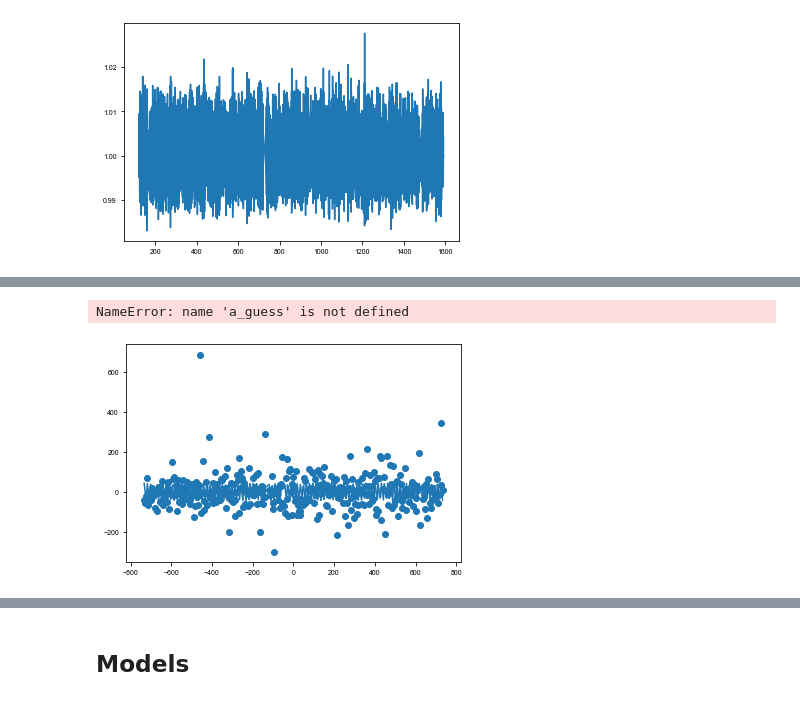
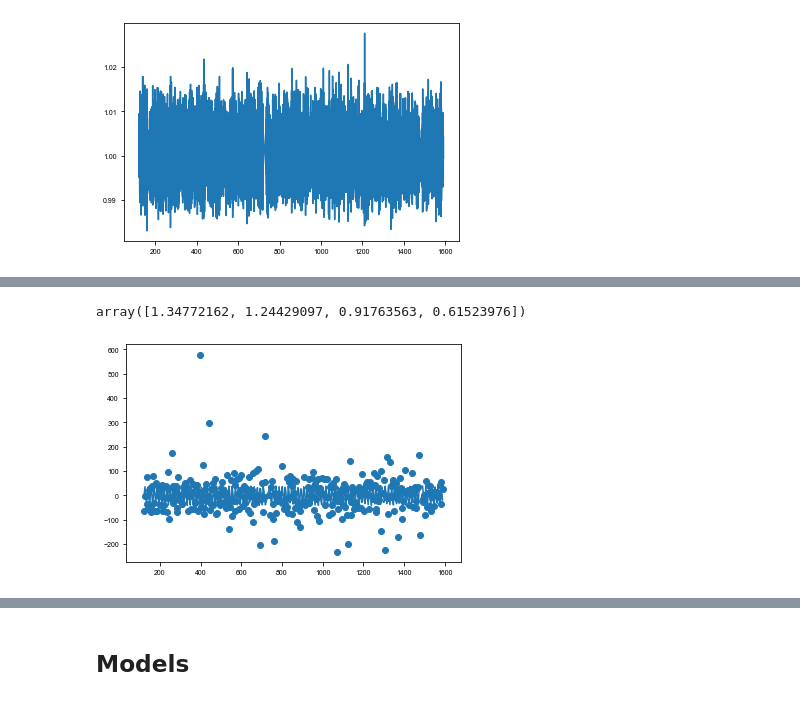
Before and after one commit to danhey/maelstrom, a Jupyter notebook: paper/notebooks/(4.3) KIC 10080943.ipynb, the cells around one changed output, grey strips where cells are left out. Cells and saved outputs as stored; diff of their text form; code cells hidden in the pictures.

```diff
--- a/paper/notebooks/(4.3) KIC 10080943.ipynb
+++ b/paper/notebooks/(4.3) KIC 10080943.ipynb
@@ -10,9 +22,9 @@ plt.plot(t,y)
 # %%
-ms = Maelstrom(t, y, freq=np.array([13.94758557, 15.68333011,
+ms = Maelstrom(t, y_high, freq=np.array([13.94758557, 15.68333011,
                                     12.45257641,
 #                                     12.89053954,
                                     17.30504092,
-                                    14.20333404
+#                                     14.20333404
                                    ]))
-ms.first_look(segment_size=2)
+ms.first_look(segment_size=5)
 # %% [output]
@@ -61,7 +63,7 @@ for i, t0 in tqdm.tqdm(enumerate(t0s[:-1]), total=len(t0s)-1):
 full = np.mean(phases, axis=1)
 # %%
 m = np.isfinite(phases[:, 0])
-res = xo.estimators.lomb_scargle_estimator(t0s[:-1][m], phases[m, 0], min_period=10, max_period=25)
+res = xo.estimators.lomb_scargle_estimator(t0s[:-1][m], phases[m, 0], min_period=12, max_period=25)
 f, p = res["periodogram"]
 plt.plot(1 / f, p)
 plt.axvline(res["peaks"][0]["period"], color="k")
@@ -73,5 +75,5 @@ Text(0, 0.5, 'power')
 # %%
-##### period_guess = res["peaks"][0]["period"]
+period_guess = res["peaks"][0]["period"]
 arg = 2*np.pi*t0s[:-1][m]/period_guess
 D = np.concatenate((np.sin(arg)[:, None],
                     np.cos(arg)[:, None],
@@ -132,12 +136,13 @@ for ph, f in zip(phase, freq):
     td = ph / (2*np.pi*(f / uHz_conv * 1e-6))
     time_delays.append(td)
 
-weights = ms.get_weights()
+weights = ms.get_weights(norm=False)
 
 
 #|plt.scatter(time_midpoints,np.average(time_delays,axis=0, weights=weights))
 
-#td_time, td_td = time_midpoints,np.average(time_delays,axis=0, weights=weights)
+td_time, td_td = time_midpoints,np.average(time_delays,axis=0, weights=weights[:1])
 #nu_arr = freq
-
-td_time, td_td = np.array(time_midpoints), np.array(time_delays[0])
+td_time = np.array(td_time)
+td_td = np.array(td_td)
+# td_time, td_td = np.array(time_midpoints), np.array(time_delays[0])
@@ -150,43 +149,42 @@ plt.plot(*amplitude_spectrum(td_time, td_td))
-# %%
-period_guess, a_guess
-# %% [output]
-NameError: name 'a_guess' is not defined
+# %%
+weights
+# %% [output]
+array([1.34772162, 1.24429097, 0.91763563, 0.61523976])
 # %%
 import theano.tensor as tt
 
 with pm.Model() as subdivide_model:
     logP = pm.Normal("logP", mu=np.log(period_guess), sd=1.0, testval=np.log(period_guess))
     period = pm.Deterministic("period", pm.math.exp(logP))
-
+    mean = pm.Normal('mean', mu=np.median(td_td), sd=5, testval=np.median(td_td))
     # The time of conjunction
     phi = xo.distributions.Angle("phi")
     logs_lc = pm.Normal('logs_lc', mu=np.log(np.std(flux)), sd=10, testval=0.)
-    logasini = pm.Normal('logasini', mu=np.log(a_guess), sd=100, testval=np.log(a_guess))
+    logasini = pm.Normal('logasini', mu=np.log(a_guess), sd=5, testval=np.log(a_guess))
     asini = pm.Deterministic("asini", tt.exp(logasini))
     #drift = pm.Normal('drift', mu=0., sd=0.1, testval=0)
     # Periastron sampled from uniform angle
     omega = xo.distributions.Angle("omega", testval=0.)
     # Eccentricity
     eccen = pm.Uniform("eccen", lower=0, upper=0.9, testval=0.4)
 
     # Mean anom
     M = 2.0 * np.pi * td_time / period - phi
 
     # True anom
     kepler_op = xo.theano_ops.kepler.KeplerOp()
     sinf, cosf = kepler_op(M, eccen + np.zeros(len(td_time)))
 
     factor = 1.0 - tt.square(eccen)
     factor /= 1.0 + eccen * cosf
     psi = factor * (sinf*tt.cos(omega)+cosf*tt.sin(omega))
     tau = asini * psi
     #tau += td_time * drift
-    taumodel = pm.Deterministic('taumodel', tau - tt.mean(tau))
+    taumodel = pm.Deterministic('taumodel', tau - tt.mean(tau) + mean)
 
     pm.Normal('obs', mu=taumodel, sd=tt.exp(logs_lc), observed=td_td)
 
-
     plt.plot(td_time, xo.eval_in_model(taumodel))
     plt.scatter(td_time, td_td)
 # %% [output]
-[figure, old version]
+[figure, new version]
```
Also changed, not shown: parts of 43 cells of this notebook, 38 other files.
